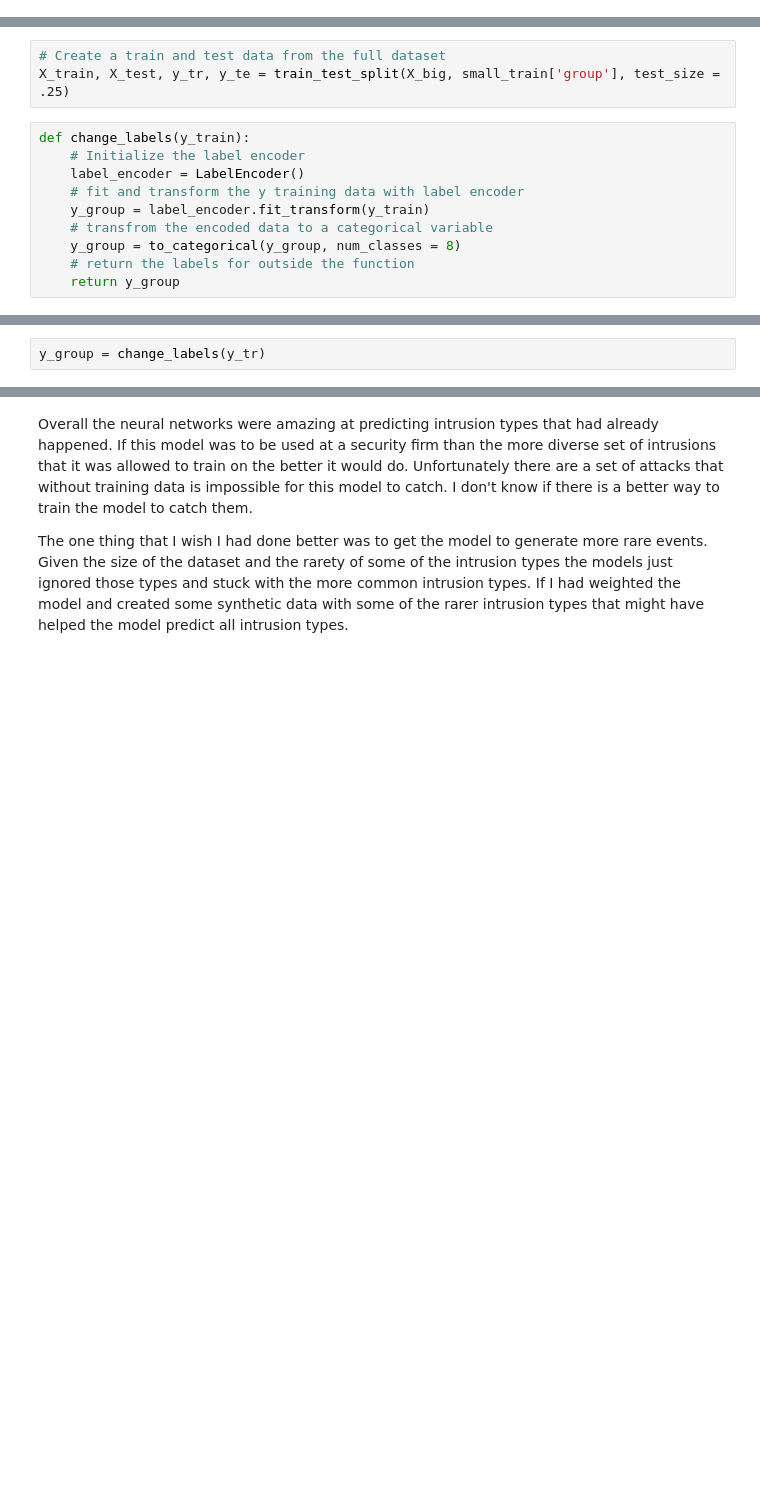
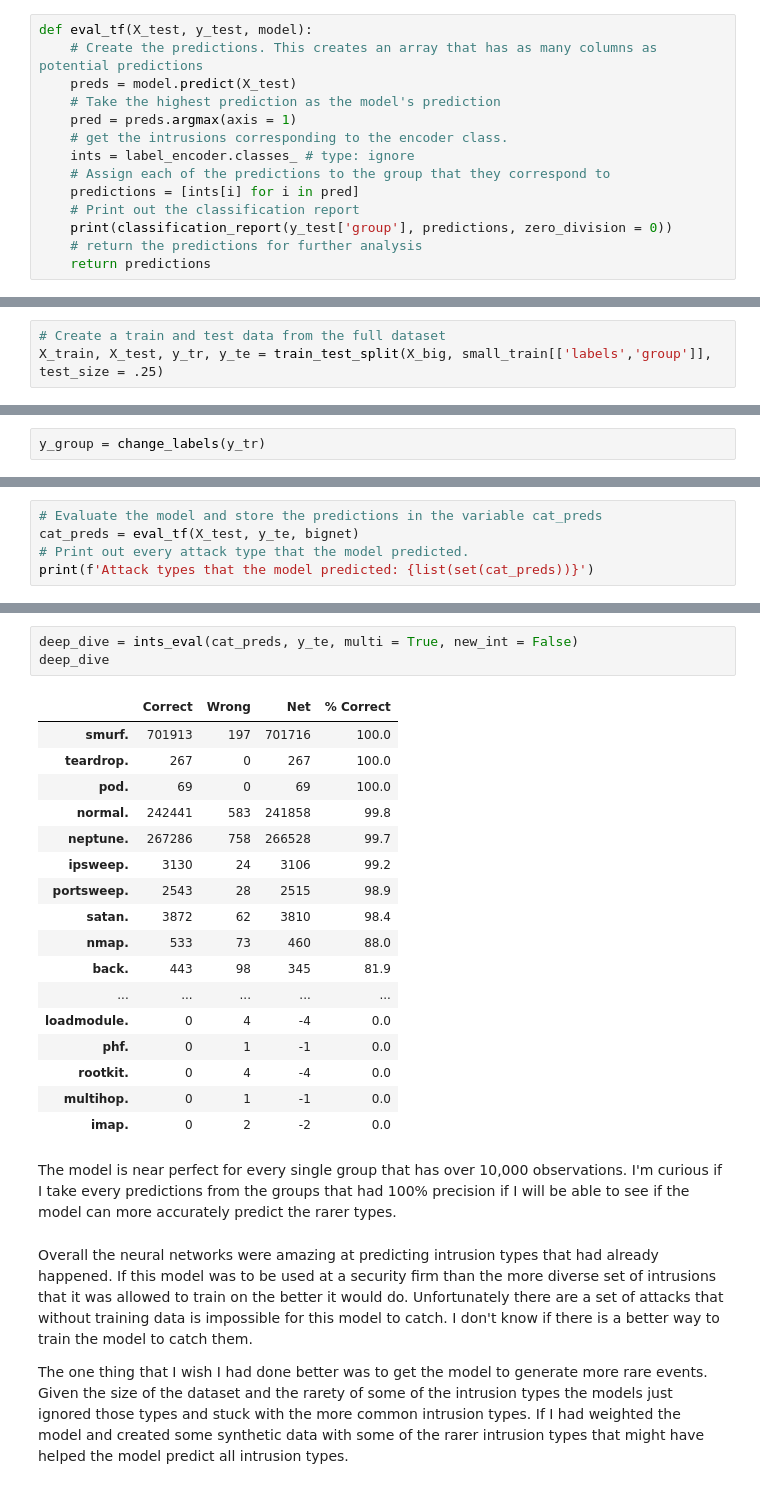
Before and after one commit to Jewdah18/Network-Intrusions, a Jupyter notebook: notebooks/Modelling.ipynb, the cells around one changed output, grey strips where cells are left out. Drawn from its saved outputs; the diff is of its cells as text; blank space fills up the shorter version.

```diff
--- a/notebooks/Modelling.ipynb
+++ b/notebooks/Modelling.ipynb
@@ -777,0 +870,14 @@ Now is the chance to use the bigger dataset that is supposed to contain every fe
+# %%
+def eval_tf(X_test, y_test, model):
+    # Create the predictions. This creates an array that has as many columns as potential predictions
+    preds = model.predict(X_test)
+    # Take the highest prediction as the model's prediction
+    pred = preds.argmax(axis = 1)
+    # get the intrusions corresponding to the encoder class.
+    ints = label_encoder.classes_ # type: ignore
+    # Assign each of the predictions to the group that they correspond to
+    predictions = [ints[i] for i in pred]
+    # Print out the classification report
+    print(classification_report(y_test['group'], predictions, zero_division = 0))
+    # return the predictions for further analysis
+    return predictions
@@ -778,13 +886,3 @@ Now is the chance to use the bigger dataset that is supposed to contain every fe
 # %%
 # Create a train and test data from the full dataset
-X_train, X_test, y_tr, y_te = train_test_split(X_big, small_train['group'], test_size = .25)
+X_train, X_test, y_tr, y_te = train_test_split(X_big, small_train[['labels','group']], test_size = .25)
-# %%
-def change_labels(y_train):
-    # Initialize the label encoder
-    label_encoder = LabelEncoder()
-    # fit and transform the y training data with label encoder
-    y_group = label_encoder.fit_transform(y_train)
-    # transfrom the encoded data to a categorical variable
-    y_group = to_categorical(y_group, num_classes = 8)
-    # return the labels for outside the function
-    return y_group
@@ -870,0 +904,5 @@ This was slightly more precise than the previous model where the sweeps group wa
+# %%
+# Evaluate the model and store the predictions in the variable cat_preds
+cat_preds = eval_tf(X_test, y_te, bignet)
+# Print out every attack type that the model predicted.
+print(f'Attack types that the model predicted: {list(set(cat_preds))}')
@@ -871,3 +927,26 @@ This was slightly more precise than the previous model where the sweeps group wa
+# %%
+deep_dive = ints_eval(cat_preds, y_te, multi = True, new_int = False)
+deep_dive
+# %% [output]
+|  | Correct | Wrong | Net | % Correct |
+| smurf. | 701913 | 197 | 701716 | 100.0 |
+| teardrop. | 267 | 0 | 267 | 100.0 |
+| pod. | 69 | 0 | 69 | 100.0 |
+| normal. | 242441 | 583 | 241858 | 99.8 |
+| neptune. | 267286 | 758 | 266528 | 99.7 |
+| ipsweep. | 3130 | 24 | 3106 | 99.2 |
+| portsweep. | 2543 | 28 | 2515 | 98.9 |
+| satan. | 3872 | 62 | 3810 | 98.4 |
+| nmap. | 533 | 73 | 460 | 88.0 |
+| back. | 443 | 98 | 345 | 81.9 |
+| ... | ... | ... | ... | ... |
+| loadmodule. | 0 | 4 | -4 | 0.0 |
+| phf. | 0 | 1 | -1 | 0.0 |
+| rootkit. | 0 | 4 | -4 | 0.0 |
+| multihop. | 0 | 1 | -1 | 0.0 |
+| imap. | 0 | 2 | -2 | 0.0 |
+# %% [markdown]
+The model is near perfect for every single group that has over 10,000 observations. I'm curious if I take every predictions from the groups that had 100% precision if I will be able to see if the model can more accurately predict the rarer types.
 # %% [markdown]
 Overall the neural networks were amazing at predicting intrusion types that had already happened. If this model was to be used at a security firm than the more diverse set of intrusions that it was allowed to train on the better it would do. Unfortunately there are a set of attacks that without training data is impossible for this model to catch. I don't know if there is a better way to train the model to catch them.
 
```
Also changed, not shown: parts of 47 cells of this notebook, 1 other file.
